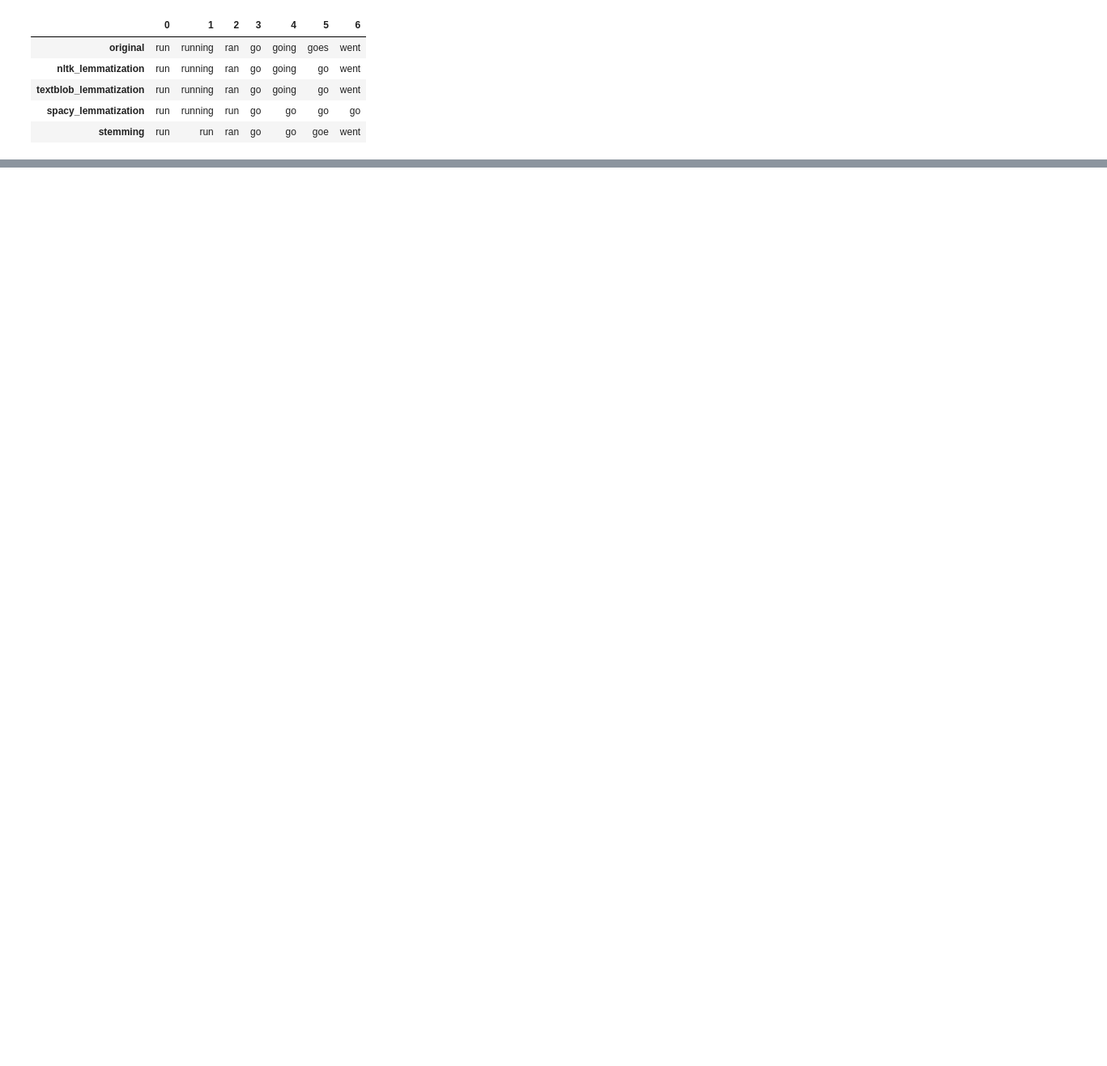
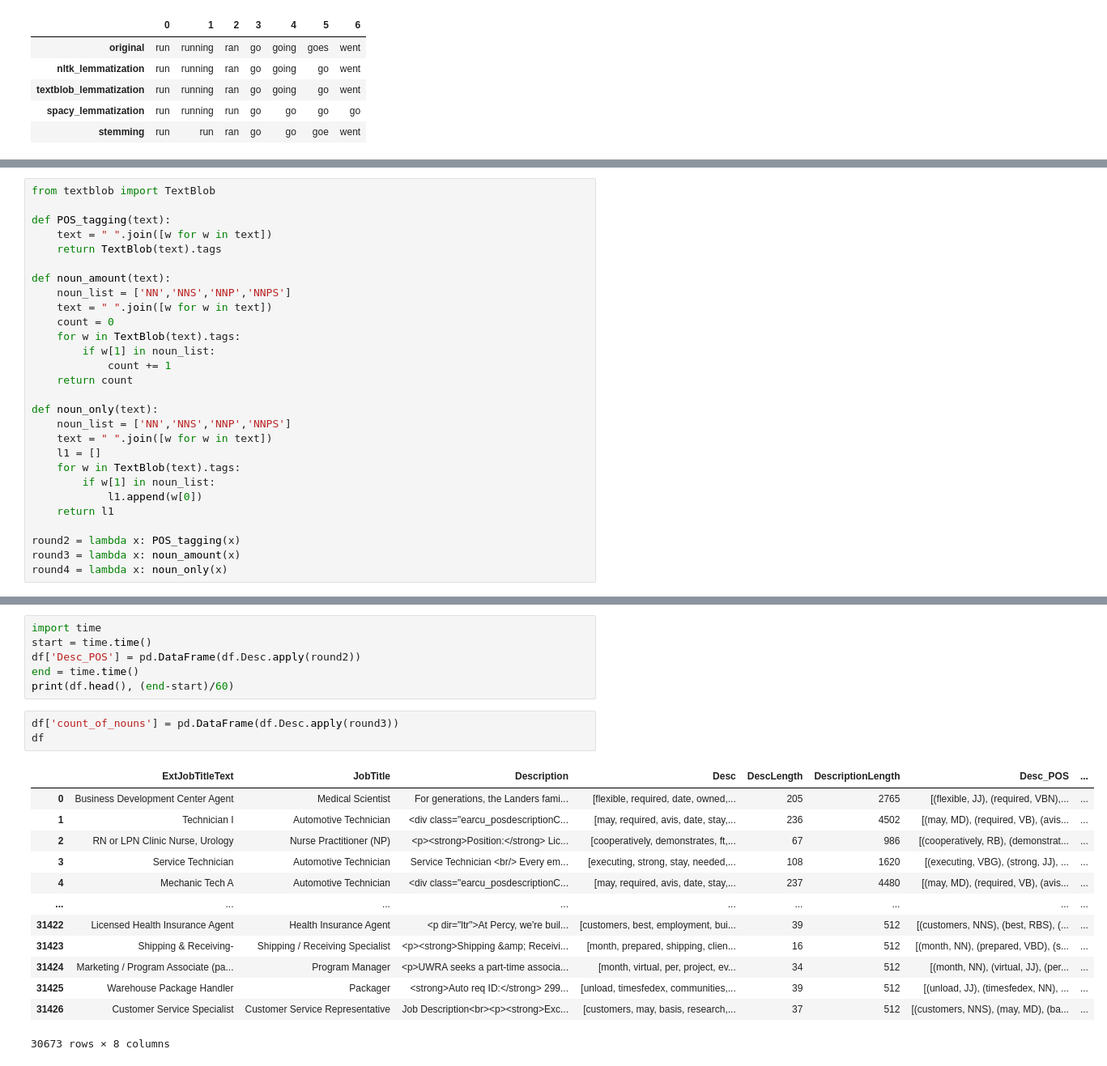
Before and after one commit to Yogev-H/JobTitleClassifier, a Jupyter notebook: EDA/Data_exploration.ipynb, the cells around one changed output, grey strips where cells are left out. Shown at 81% size. Drawn from its saved outputs; the diff is of its cells as text; blank space fills up the shorter version.

```diff
--- a/EDA/Data_exploration.ipynb
+++ b/EDA/Data_exploration.ipynb
@@ -354,0 +403,28 @@ comparing_df
+# %%
+from textblob import TextBlob
+
+def POS_tagging(text):
+    text = " ".join([w for w in text])
+    return TextBlob(text).tags
+
+def noun_amount(text):
+    noun_list = ['NN','NNS','NNP','NNPS']
+    text = " ".join([w for w in text])
+    count = 0
+    for w in TextBlob(text).tags:
+        if w[1] in noun_list:
+            count += 1
+    return count
+
+def noun_only(text):
+    noun_list = ['NN','NNS','NNP','NNPS']
+    text = " ".join([w for w in text])
+    l1 = []
+    for w in TextBlob(text).tags:
+        if w[1] in noun_list:
+            l1.append(w[0])
+    return l1
+
+round2 = lambda x: POS_tagging(x)
+round3 = lambda x: noun_amount(x)
+round4 = lambda x: noun_only(x)
@@ -354,0 +434,23 @@ comparing_df
+# %%
+import time
+start = time.time()
+df['Desc_POS'] = pd.DataFrame(df.Desc.apply(round2))
+end = time.time()
+print(df.head(), (end-start)/60)
+# %%
+df['count_of_nouns'] = pd.DataFrame(df.Desc.apply(round3))
+df
+# %% [output]
+|  | ExtJobTitleText | JobTitle | Description | Desc | DescLength | DescriptionLength | Desc_POS | ... |
+| 0 | Business Development Center Agent | Medical Scientist | For generations, the Landers fami... | [flexible, required, date, owned,... | 205 | 2765 | [(flexible, JJ), (required, VBN),... | ... |
+| 1 | Technician I | Automotive Technician | <div class="earcu_posdescriptionC... | [may, required, avis, date, stay,... | 236 | 4502 | [(may, MD), (required, VB), (avis... | ... |
+| 2 | RN or LPN Clinic Nurse, Urology | Nurse Practitioner (NP) | <p><strong>Position:</strong> Lic... | [cooperatively, demonstrates, ft,... | 67 | 986 | [(cooperatively, RB), (demonstrat... | ... |
+| 3 | Service Technician | Automotive Technician | Service Technician <br/> Every em... | [executing, strong, stay, needed,... | 108 | 1620 | [(executing, VBG), (strong, JJ), ... | ... |
+| 4 | Mechanic Tech A | Automotive Technician | <div class="earcu_posdescriptionC... | [may, required, avis, date, stay,... | 237 | 4480 | [(may, MD), (required, VB), (avis... | ... |
+| ... | ... | ... | ... | ... | ... | ... | ... | ... |
+| 31422 | Licensed Health Insurance Agent | Health Insurance Agent | <p dir="ltr">At Percy, we're buil... | [customers, best, employment, bui... | 39 | 512 | [(customers, NNS), (best, RBS), (... | ... |
+| 31423 | Shipping & Receiving- | Shipping / Receiving Specialist | <p><strong>Shipping &amp; Receivi... | [month, prepared, shipping, clien... | 16 | 512 | [(month, NN), (prepared, VBD), (s... | ... |
+| 31424 | Marketing / Program Associate (pa... | Program Manager | <p>UWRA seeks a part-time associa... | [month, virtual, per, project, ev... | 34 | 512 | [(month, NN), (virtual, JJ), (per... | ... |
+| 31425 | Warehouse Package Handler | Packager | <strong>Auto req ID:</strong> 299... | [unload, timesfedex, communities,... | 39 | 512 | [(unload, JJ), (timesfedex, NN), ... | ... |
+| 31426 | Customer Service Specialist | Customer Service Representative | Job Description<br><p><strong>Exc... | [customers, may, basis, research,... | 37 | 512 | [(customers, NNS), (may, MD), (ba... | ... |
+30673 rows × 8 columns
```
Also changed, not shown: parts of 15 cells of this notebook.
